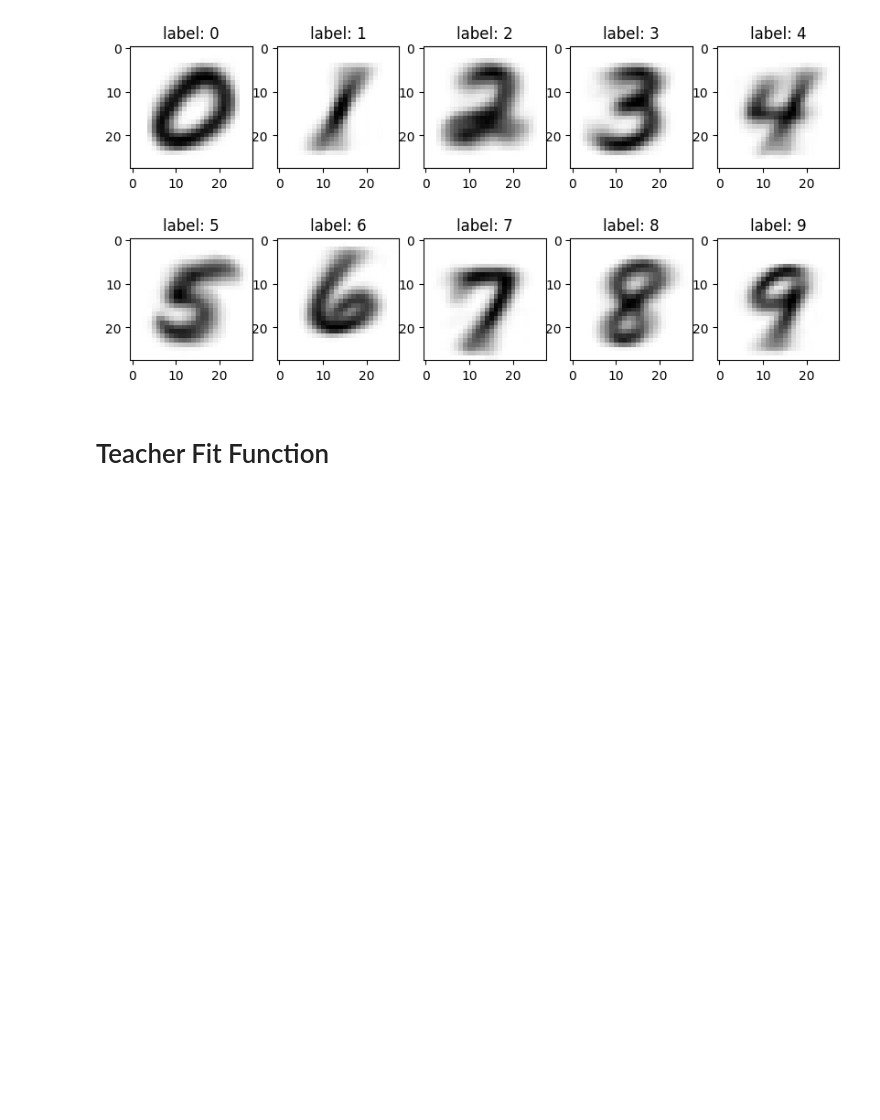
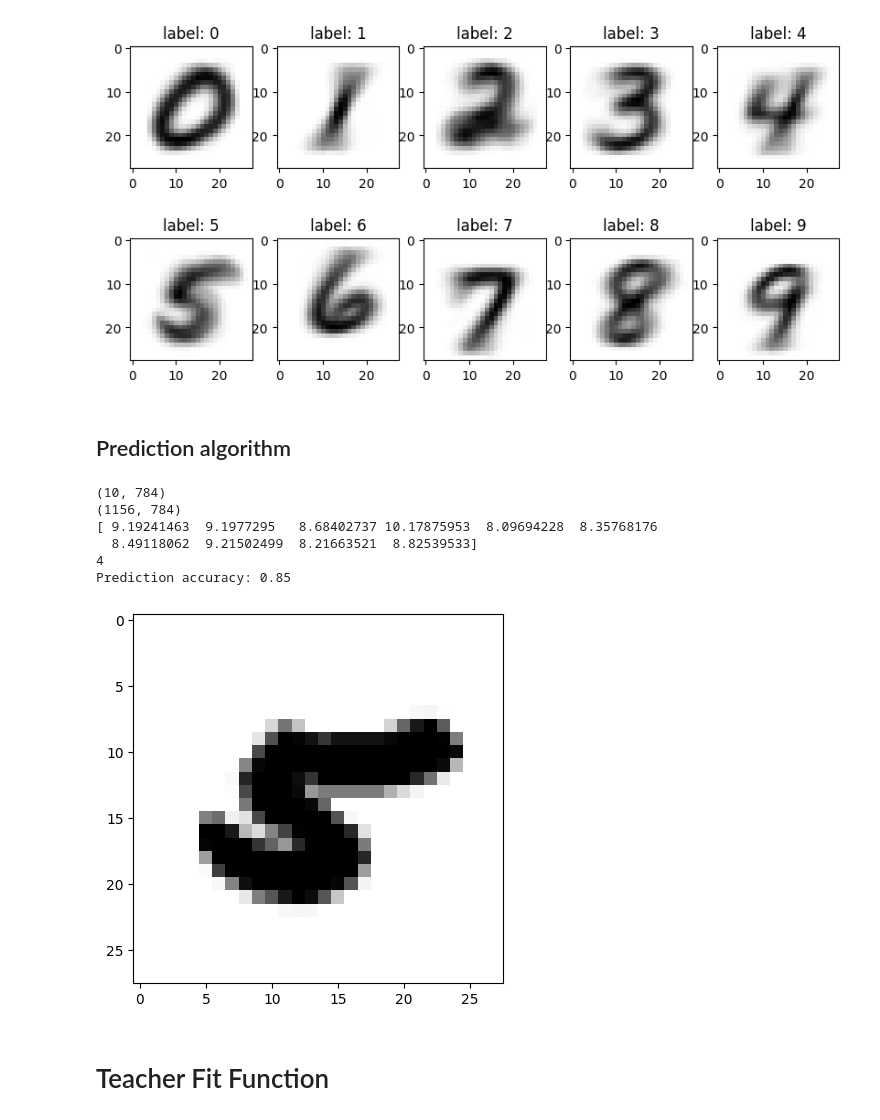
Before and after one commit to blepdoge/isde-unica, a Jupyter notebook: notebooks/lab02.ipynb, the cells around one changed output. Drawn from its saved outputs; the diff is of its cells as text; code cells hidden in the pictures; blank space fills up the shorter version.

Commit message:
updated prediction and accuracy

```diff
--- a/notebooks/lab02.ipynb
+++ b/notebooks/lab02.ipynb
@@ -214,6 +214,34 @@ centroids, labels = fit_centroid(xtr, ytr)
 plot_ten_images(centroids,labels,shape=(28,28))
 # %% [output]
 [figure]
+# %% [markdown]
+## Prediction algorithm
+# %%
+print(centroids.shape)
+print(xts.shape)
+
+from sklearn.metrics import pairwise_distances
+
+dist = pairwise_distances(xts, centroids)  # calcule la distance entre le sample de test et les centroids
+
+ypred = np.argmin(dist, axis=1) # print les predictions, axis=1 veut dire qu'on relie ce qu'on a trouvé aux labels
+
+print(dist[0])
+print(ypred[0])
+
+plt.imshow(xts[0,:].reshape(28,28), cmap='binary')
+
+#get accuracy of predicted labels
+accuracy = np.mean(ypred == yts)
+print(f"Total Prediction accuracy: {accuracy:.2f}")
+# %% [output]
+(10, 784)
+(1156, 784)
+[ 9.19241463  9.1977295   8.68402737 10.17875953  8.09694228  8.35768176
+  8.49118062  9.21502499  8.21663521  8.82539533]
+4
+Prediction accuracy: 0.85
+[figure, added]
 # %% [markdown]
 # Teacher Fit Function
 # %% [markdown]
```
Also changed, not shown: parts of 2 cells of this notebook.
